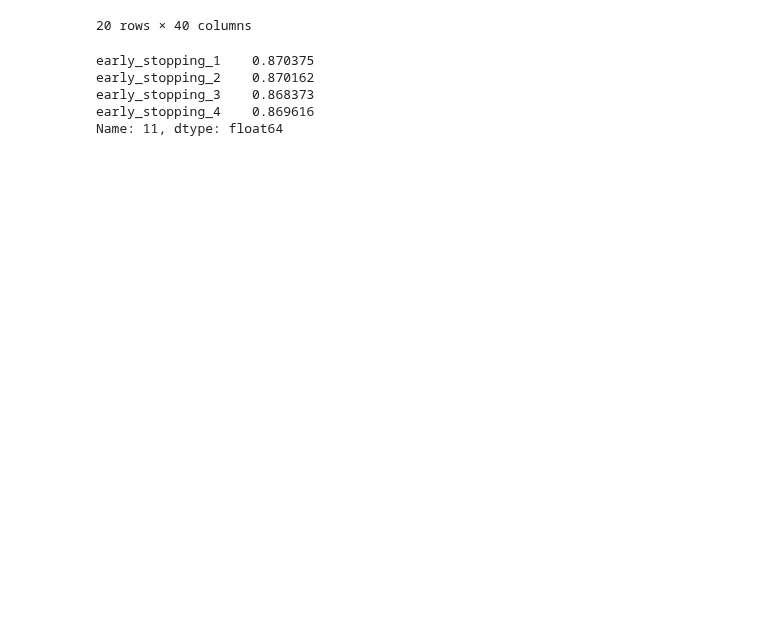
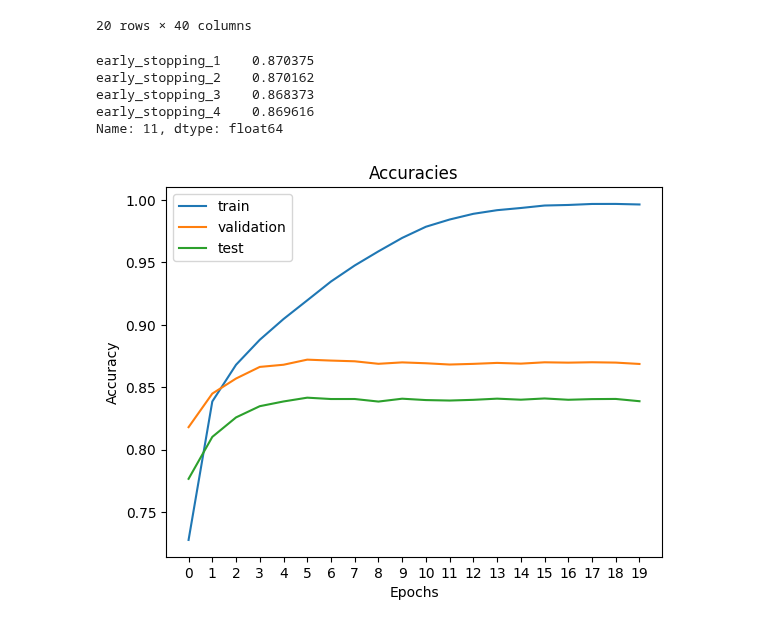
Before and after one commit to google/evojax, a Jupyter notebook: evojax/data/results_exploration.ipynb, the cells around one changed output. Cells and saved outputs as stored; diff of their text form; code cells hidden in the pictures; blank space fills up the shorter version.

Commit message:
trying evo results script

```diff
--- a/evojax/data/results_exploration.ipynb
+++ b/evojax/data/results_exploration.ipynb
@@ -161,3 +161,20 @@ early_stopping_2    0.870162
 early_stopping_3    0.868373
 early_stopping_4    0.869616
 Name: 11, dtype: float64
+# %%
+df = pd.read_csv("./results/baselines_0924_2038.csv", index_col=(0, 1, 2), header=0)
+# %%
+all_tests = df.loc[pd.IndexSlice['baseline', :, :], :]
+mean_acc = all_tests.groupby(level=1).mean()
+# %%
+epochs = mean_acc.columns
+plt.plot(epochs, mean_acc.loc['train'], label='train')
+plt.plot(epochs, mean_acc.loc['validation'], label='validation')
+plt.plot(epochs, mean_acc.loc['test'], label='test')
+plt.title('Accuracies')
+plt.xlabel('Epochs')
+plt.ylabel('Accuracy')
+plt.legend()
+plt.show()
+# %% [output]
+[figure, added]
```
Also changed, not shown: 3 other files.
